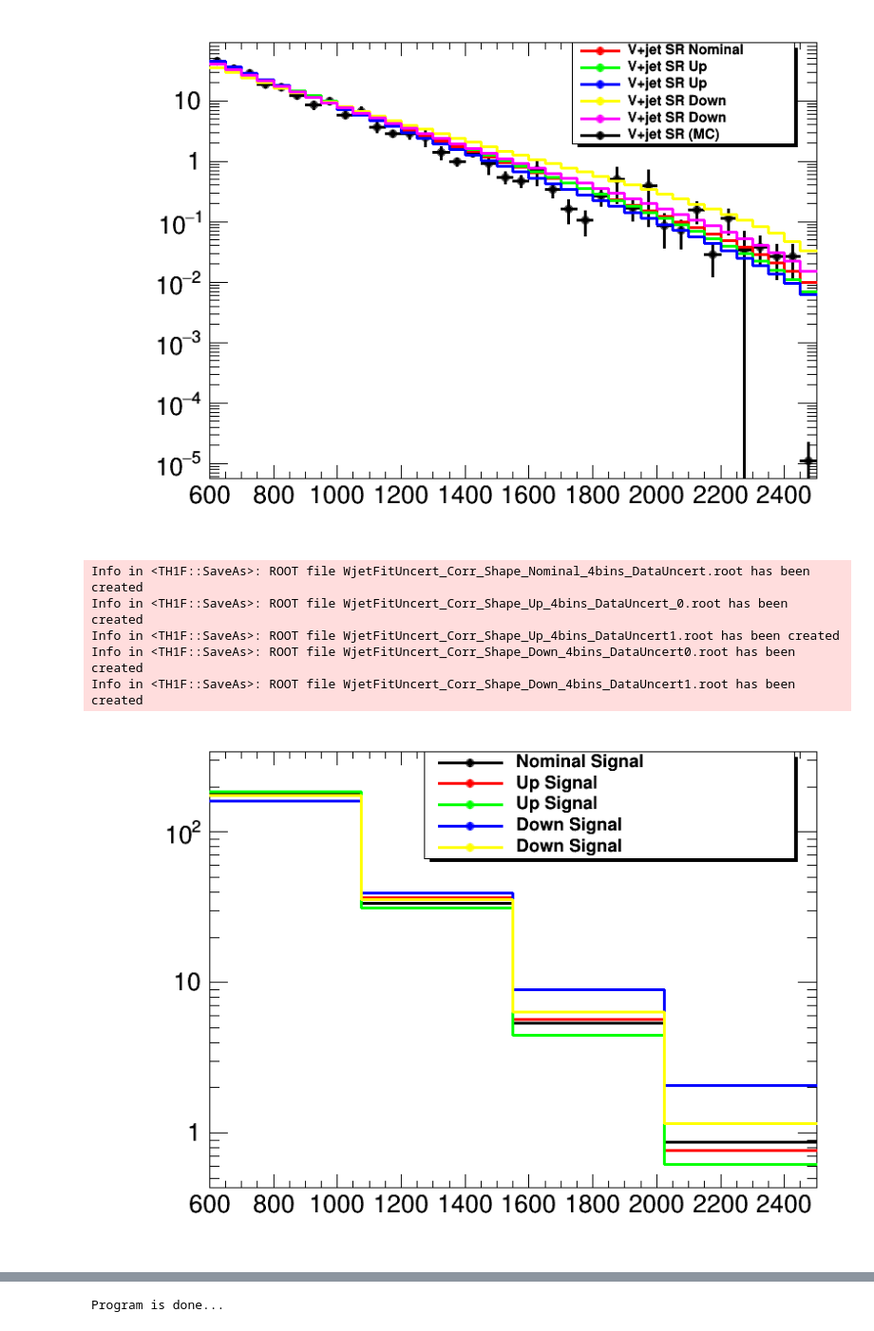
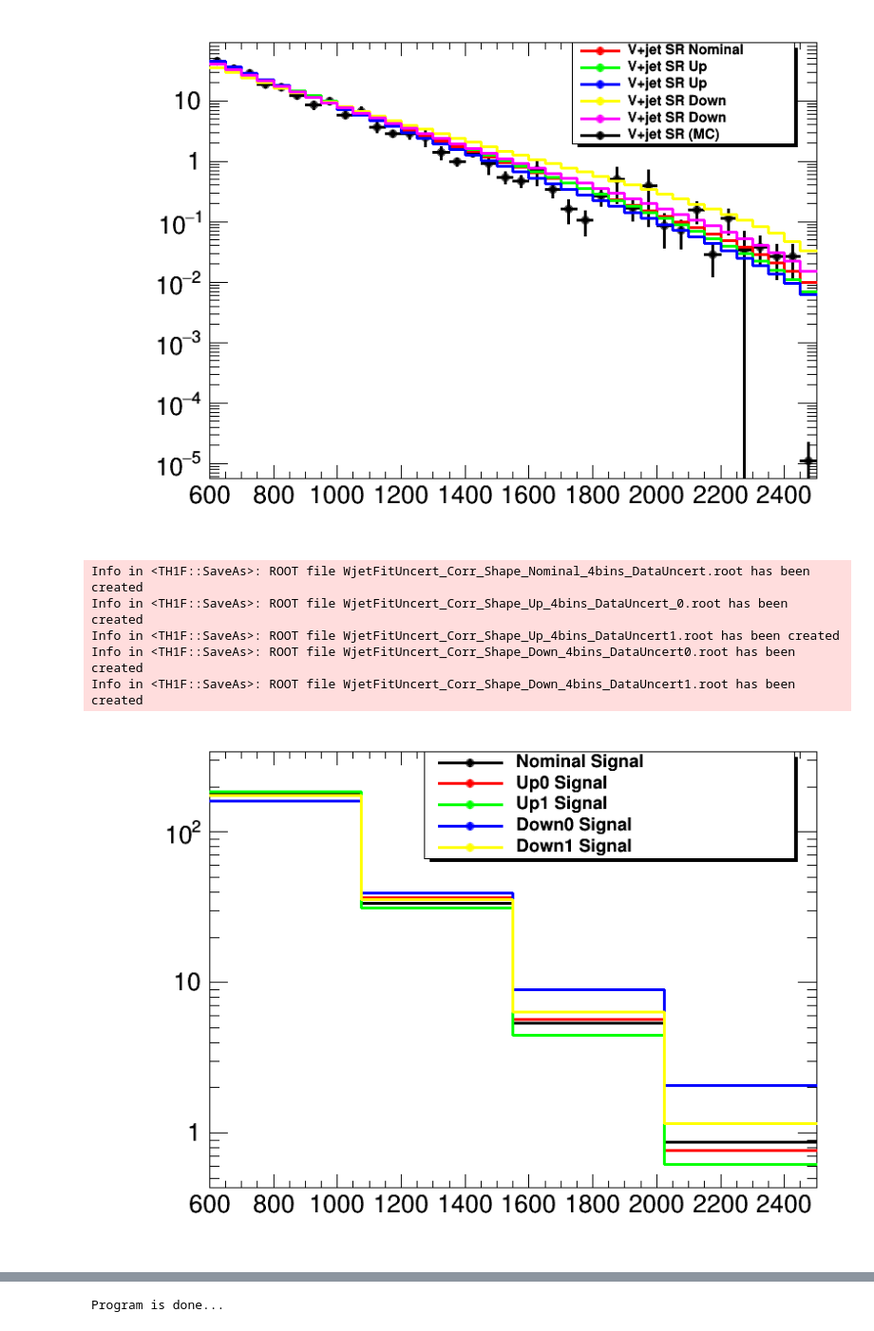
Before and after one commit to ram1123/EXOVVFitter, a Jupyter notebook: jupyter_notebooks/Wjet_StatisticalUncertanity_Data.ipynb, the cells around one changed output, grey strips where cells are left out. Shown at 95% size. Drawn from its saved outputs; the diff is of its cells as text; code cells hidden in the pictures.

```diff
--- a/jupyter_notebooks/Wjet_StatisticalUncertanity_Data.ipynb
+++ b/jupyter_notebooks/Wjet_StatisticalUncertanity_Data.ipynb
@@ -198,11 +198,11 @@ c1.Clear()
 c1.SetLogy(0)
 #Wjet_file = r.TFile.Open("WWTree_CleanedCode_Isolated_NaNFixed_Btag30GeV_2018_03_16_00h13_BothLSBUSB/wjetmodel_Ex__WJets0_xww__sb_lo_Exp_auto.root")
 #Wjet_file = r.TFile.Open("WWTree_CleanedCode_Isolated_NaNFixed_Btag30GeV_2018_04_14_13h49_BothLSBUSB/wjetmodel_Ex__WJets0_xww__sb_lo_Exp_auto.root")
-Wjet_file = r.TFile.Open("WWTree_CommonNtuple_For1and2Lepton_2018_05_15_04h15/wjetmodel_Ex__WJets0_xww__sb_lo_ExpTail_auto.root")
-Wjet_file_Up0 = r.TFile.Open("WWTree_CommonNtuple_For1and2Lepton_2018_05_15_04h15/wjetmodel_Ex__WJets0_xww__sb_lo_ExpTail_auto_Up_0.root")
-Wjet_file_Up1 = r.TFile.Open("WWTree_CommonNtuple_For1and2Lepton_2018_05_15_04h15/wjetmodel_Ex__WJets0_xww__sb_lo_ExpTail_auto_Up_2.root")
-Wjet_file_Down0 = r.TFile.Open("WWTree_CommonNtuple_For1and2Lepton_2018_05_15_04h15/wjetmodel_Ex__WJets0_xww__sb_lo_ExpTail_auto_Down_0.root")
-Wjet_file_Down1 = r.TFile.Open("WWTree_CommonNtuple_For1and2Lepton_2018_05_15_04h15/wjetmodel_Ex__WJets0_xww__sb_lo_ExpTail_auto_Down_2.root")
+Wjet_file = r.TFile.Open("../WWTree_CommonNtuple_For1and2Lepton_2018_05_15_04h15/wjetmodel_Ex__WJets0_xww__sb_lo_ExpTail_auto.root")
+Wjet_file_Up0 = r.TFile.Open("../WWTree_CommonNtuple_For1and2Lepton_2018_05_15_04h15/wjetmodel_Ex__WJets0_xww__sb_lo_ExpTail_auto_Up_0.root")
+Wjet_file_Up1 = r.TFile.Open("../WWTree_CommonNtuple_For1and2Lepton_2018_05_15_04h15/wjetmodel_Ex__WJets0_xww__sb_lo_ExpTail_auto_Up_2.root")
+Wjet_file_Down0 = r.TFile.Open("../WWTree_CommonNtuple_For1and2Lepton_2018_05_15_04h15/wjetmodel_Ex__WJets0_xww__sb_lo_ExpTail_auto_Down_0.root")
+Wjet_file_Down1 = r.TFile.Open("../WWTree_CommonNtuple_For1and2Lepton_2018_05_15_04h15/wjetmodel_Ex__WJets0_xww__sb_lo_ExpTail_auto_Down_2.root")
 
 
 
@@ -465,7 +465,7 @@ hModel_Sig_up_new0.SetLineColor(2)
 hModel_Sig_up_new0.SetLineWidth(3)
 hModel_Sig_up_new0.SetMarkerSize(1)
 
-leg.AddEntry(hModel_Sig_up_new0,"Up Signal")
+leg.AddEntry(hModel_Sig_up_new0,"Up0 Signal")
 
 
 hModel_Sig_up_new0.SaveAs("WjetFitUncert_Corr_Shape_Up_4bins_DataUncert_0.root")
@@ -491,7 +491,7 @@ hModel_Sig_up_new1.SetLineColor(3)
 hModel_Sig_up_new1.SetLineWidth(3)
 hModel_Sig_up_new1.SetMarkerSize(1)
 
-leg.AddEntry(hModel_Sig_up_new1,"Up Signal")
+leg.AddEntry(hModel_Sig_up_new1,"Up1 Signal")
 
 
 hModel_Sig_up_new1.SaveAs("WjetFitUncert_Corr_Shape_Up_4bins_DataUncert1.root")
@@ -517,7 +517,7 @@ hModel_Sig_Down_new0.SetLineColor(4)
 hModel_Sig_Down_new0.SetLineWidth(3)
 hModel_Sig_Down_new0.SetMarkerSize(1)
 
-leg.AddEntry(hModel_Sig_Down_new0,"Down Signal")
+leg.AddEntry(hModel_Sig_Down_new0,"Down0 Signal")
 
 hModel_Sig_Down_new0.SaveAs("WjetFitUncert_Corr_Shape_Down_4bins_DataUncert0.root")
 #########################################################
@@ -533,32 +533,32 @@ for i in range(1,39):
 
 hModel_Sig_Down_new1.SetBinContent(1,bin[1])
 hModel_Sig_Down_new1.SetBinContent(2,bin[2])
 hModel_Sig_Down_new1.SetBinContent(3,bin[3])
 hModel_Sig_Down_new1.SetBinContent(4,bin[4])
 
 hModel_Sig_Down_new1.SetMarkerColor(5)
 hModel_Sig_Down_new1.SetLineColor(5)
 hModel_Sig_Down_new1.SetLineWidth(3)
 hModel_Sig_Down_new1.SetMarkerSize(1)
 
-leg.AddEntry(hModel_Sig_Down_new1,"Down Signal")
+leg.AddEntry(hModel_Sig_Down_new1,"Down1 Signal")
 
 hModel_Sig_Down_new1.SaveAs("WjetFitUncert_Corr_Shape_Down_4bins_DataUncert1.root")
 
 c1.Clear()
 hModel_Sig_new.Draw()
 hModel_Sig_up_new0.Draw("same")
 hModel_Sig_up_new1.Draw("same")
 
 hModel_Sig_Down_new0.Draw("same")
 hModel_Sig_Down_new1.Draw("same")
 
 leg.Draw()
 c1.Draw()
 # %% [output]
 Info in <TH1F::SaveAs>: ROOT file WjetFitUncert_Corr_Shape_Nominal_4bins_DataUncert.root has been created
 Info in <TH1F::SaveAs>: ROOT file WjetFitUncert_Corr_Shape_Up_4bins_DataUncert_0.root has been created
 Info in <TH1F::SaveAs>: ROOT file WjetFitUncert_Corr_Shape_Up_4bins_DataUncert1.root has been created
 Info in <TH1F::SaveAs>: ROOT file WjetFitUncert_Corr_Shape_Down_4bins_DataUncert0.root has been created
 Info in <TH1F::SaveAs>: ROOT file WjetFitUncert_Corr_Shape_Down_4bins_DataUncert1.root has been created
-[figure, old version]
+[figure, new version]
```
Also changed, not shown: parts of 1 cell of this notebook, 33 other files.
